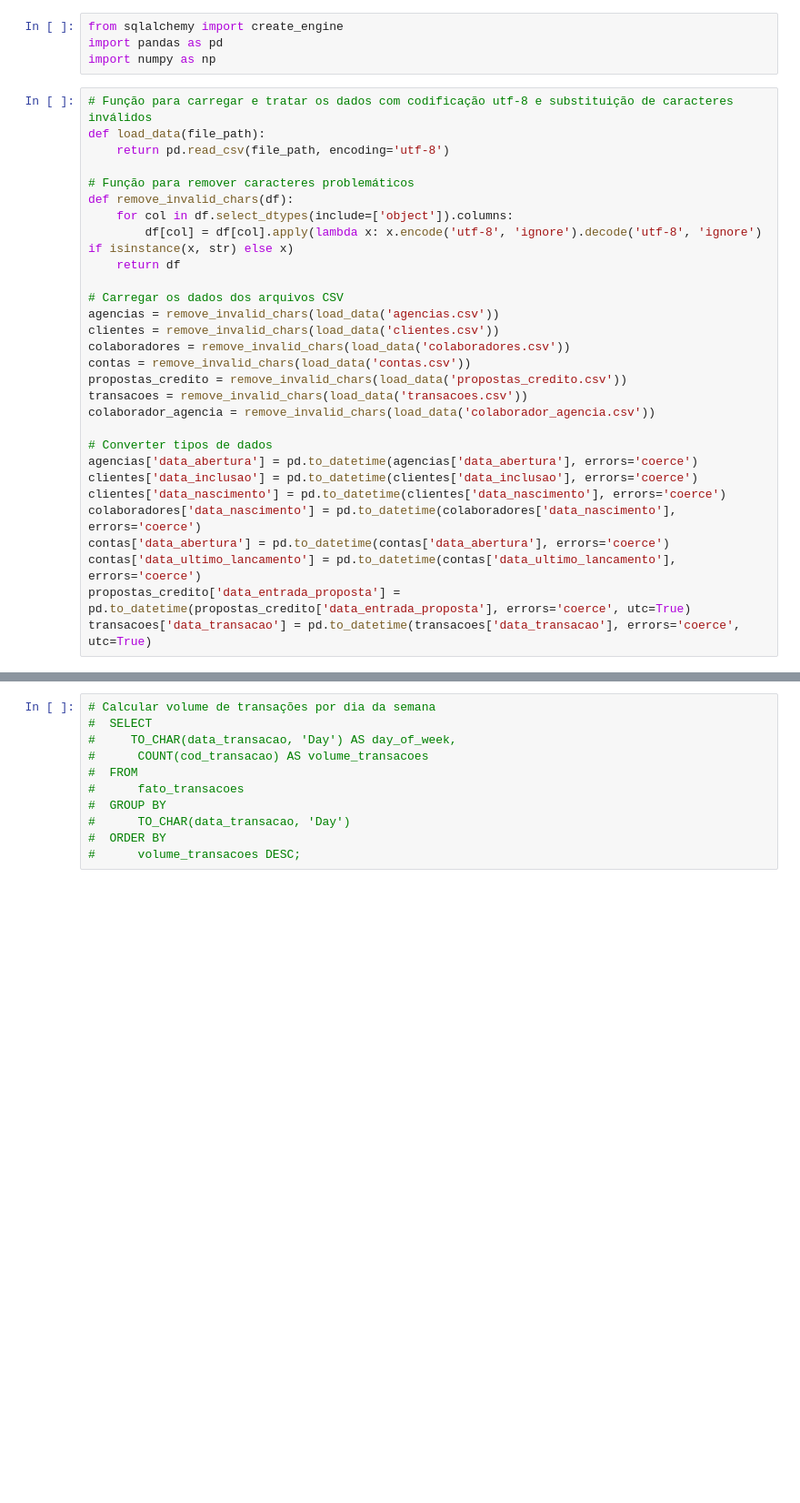
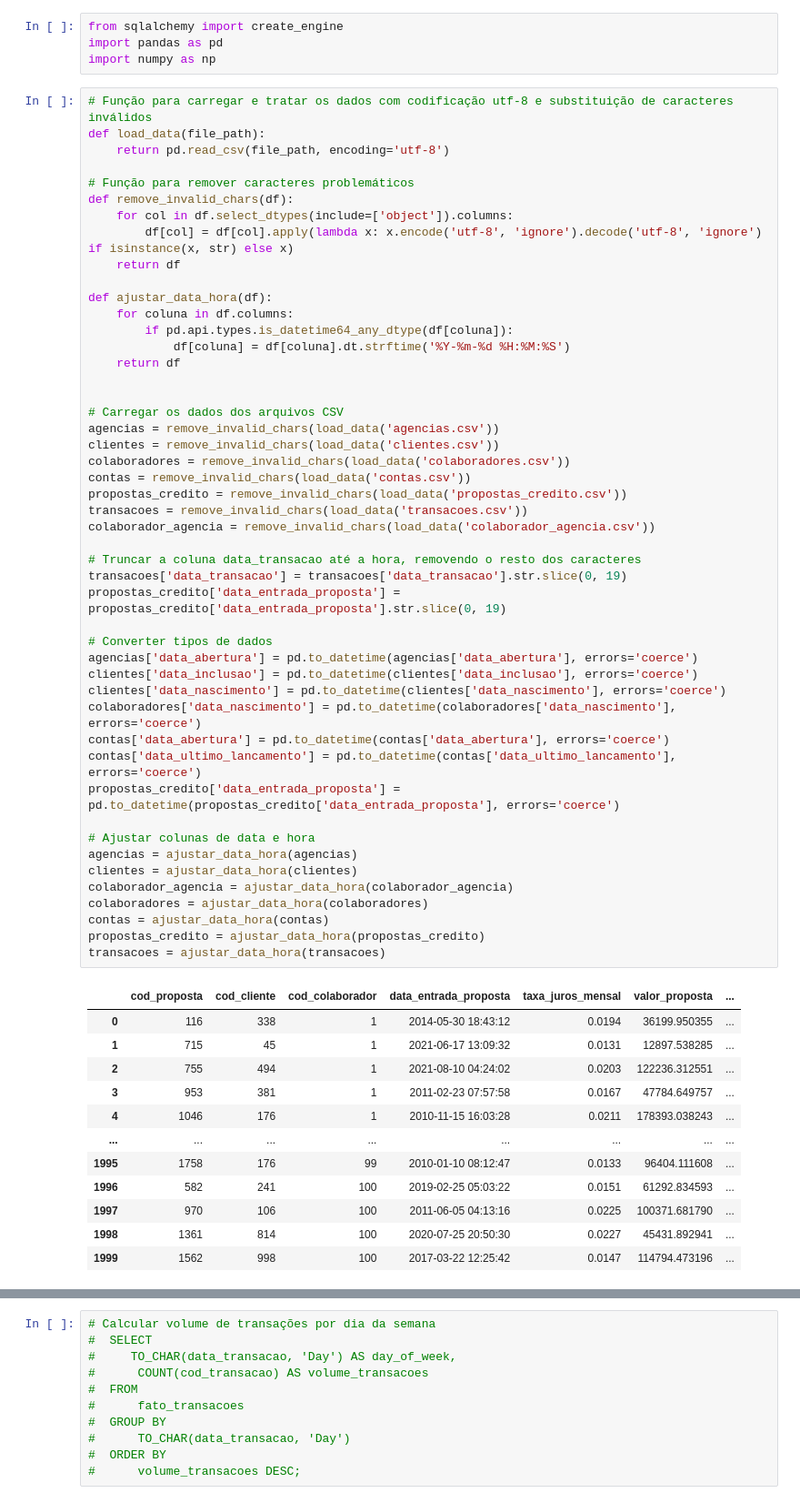
Before and after one commit to denisddv/Desafio_EA, a Jupyter notebook: Desafio_EA.ipynb, the cells around one changed output, grey strips where cells are left out. Shown: that part at 91% size. Drawn from its saved outputs; the diff is of its cells as text; blank space fills up the shorter version.

```diff
--- a/Desafio_EA.ipynb
+++ b/Desafio_EA.ipynb
@@ -5,29 +5,61 @@ import numpy as np
 # %%
 # Função para carregar e tratar os dados com codificação utf-8 e substituição de caracteres inválidos
 def load_data(file_path):
     return pd.read_csv(file_path, encoding='utf-8')
 
 # Função para remover caracteres problemáticos
 def remove_invalid_chars(df):
     for col in df.select_dtypes(include=['object']).columns:
         df[col] = df[col].apply(lambda x: x.encode('utf-8', 'ignore').decode('utf-8', 'ignore') if isinstance(x, str) else x)
     return df
 
+def ajustar_data_hora(df):
+    for coluna in df.columns:
+        if pd.api.types.is_datetime64_any_dtype(df[coluna]):
+            df[coluna] = df[coluna].dt.strftime('%Y-%m-%d %H:%M:%S')
+    return df
+
+
 # Carregar os dados dos arquivos CSV
 agencias = remove_invalid_chars(load_data('agencias.csv'))
 clientes = remove_invalid_chars(load_data('clientes.csv'))
 colaboradores = remove_invalid_chars(load_data('colaboradores.csv'))
 contas = remove_invalid_chars(load_data('contas.csv'))
 propostas_credito = remove_invalid_chars(load_data('propostas_credito.csv'))
 transacoes = remove_invalid_chars(load_data('transacoes.csv'))
 colaborador_agencia = remove_invalid_chars(load_data('colaborador_agencia.csv'))
 
+# Truncar a coluna data_transacao até a hora, removendo o resto dos caracteres
+transacoes['data_transacao'] = transacoes['data_transacao'].str.slice(0, 19)
+propostas_credito['data_entrada_proposta'] = propostas_credito['data_entrada_proposta'].str.slice(0, 19)
+
 # Converter tipos de dados
 agencias['data_abertura'] = pd.to_datetime(agencias['data_abertura'], errors='coerce')
 clientes['data_inclusao'] = pd.to_datetime(clientes['data_inclusao'], errors='coerce')
 clientes['data_nascimento'] = pd.to_datetime(clientes['data_nascimento'], errors='coerce')
 colaboradores['data_nascimento'] = pd.to_datetime(colaboradores['data_nascimento'], errors='coerce')
 contas['data_abertura'] = pd.to_datetime(contas['data_abertura'], errors='coerce')
 contas['data_ultimo_lancamento'] = pd.to_datetime(contas['data_ultimo_lancamento'], errors='coerce')
-propostas_credito['data_entrada_proposta'] = pd.to_datetime(propostas_credito['data_entrada_proposta'], errors='coerce', utc=True)
-transacoes['data_transacao'] = pd.to_datetime(transacoes['data_transacao'], errors='coerce', utc=True)
+propostas_credito['data_entrada_proposta'] = pd.to_datetime(propostas_credito['data_entrada_proposta'], errors='coerce')
+
+# Ajustar colunas de data e hora
+agencias = ajustar_data_hora(agencias)
+clientes = ajustar_data_hora(clientes)
+colaborador_agencia = ajustar_data_hora(colaborador_agencia)
+colaboradores = ajustar_data_hora(colaboradores)
+contas = ajustar_data_hora(contas)
+propostas_credito = ajustar_data_hora(propostas_credito)
+transacoes = ajustar_data_hora(transacoes)
+# %% [output]
+|  | cod_proposta | cod_cliente | cod_colaborador | data_entrada_proposta | taxa_juros_mensal | valor_proposta | ... |
+| 0 | 116 | 338 | 1 | 2014-05-30 18:43:12 | 0.0194 | 36199.950355 | ... |
+| 1 | 715 | 45 | 1 | 2021-06-17 13:09:32 | 0.0131 | 12897.538285 | ... |
+| 2 | 755 | 494 | 1 | 2021-08-10 04:24:02 | 0.0203 | 122236.312551 | ... |
+| 3 | 953 | 381 | 1 | 2011-02-23 07:57:58 | 0.0167 | 47784.649757 | ... |
+| 4 | 1046 | 176 | 1 | 2010-11-15 16:03:28 | 0.0211 | 178393.038243 | ... |
+| ... | ... | ... | ... | ... | ... | ... | ... |
+| 1995 | 1758 | 176 | 99 | 2010-01-10 08:12:47 | 0.0133 | 96404.111608 | ... |
+| 1996 | 582 | 241 | 100 | 2019-02-25 05:03:22 | 0.0151 | 61292.834593 | ... |
+| 1997 | 970 | 106 | 100 | 2011-06-05 04:13:16 | 0.0225 | 100371.681790 | ... |
+| 1998 | 1361 | 814 | 100 | 2020-07-25 20:50:30 | 0.0227 | 45431.892941 | ... |
+| 1999 | 1562 | 998 | 100 | 2017-03-22 12:25:42 | 0.0147 | 114794.473196 | ... |
```
Also changed, not shown: parts of 9 cells of this notebook.
